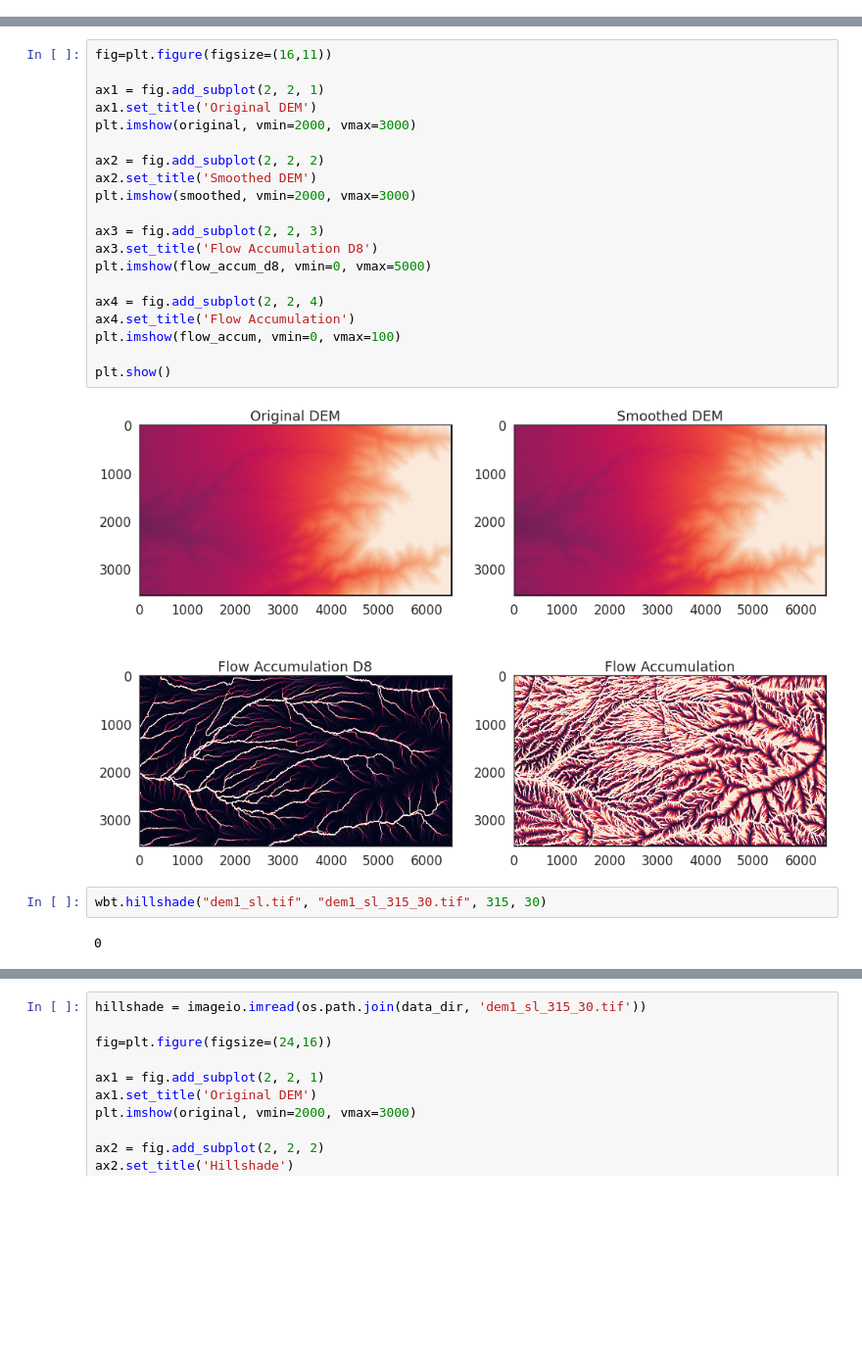
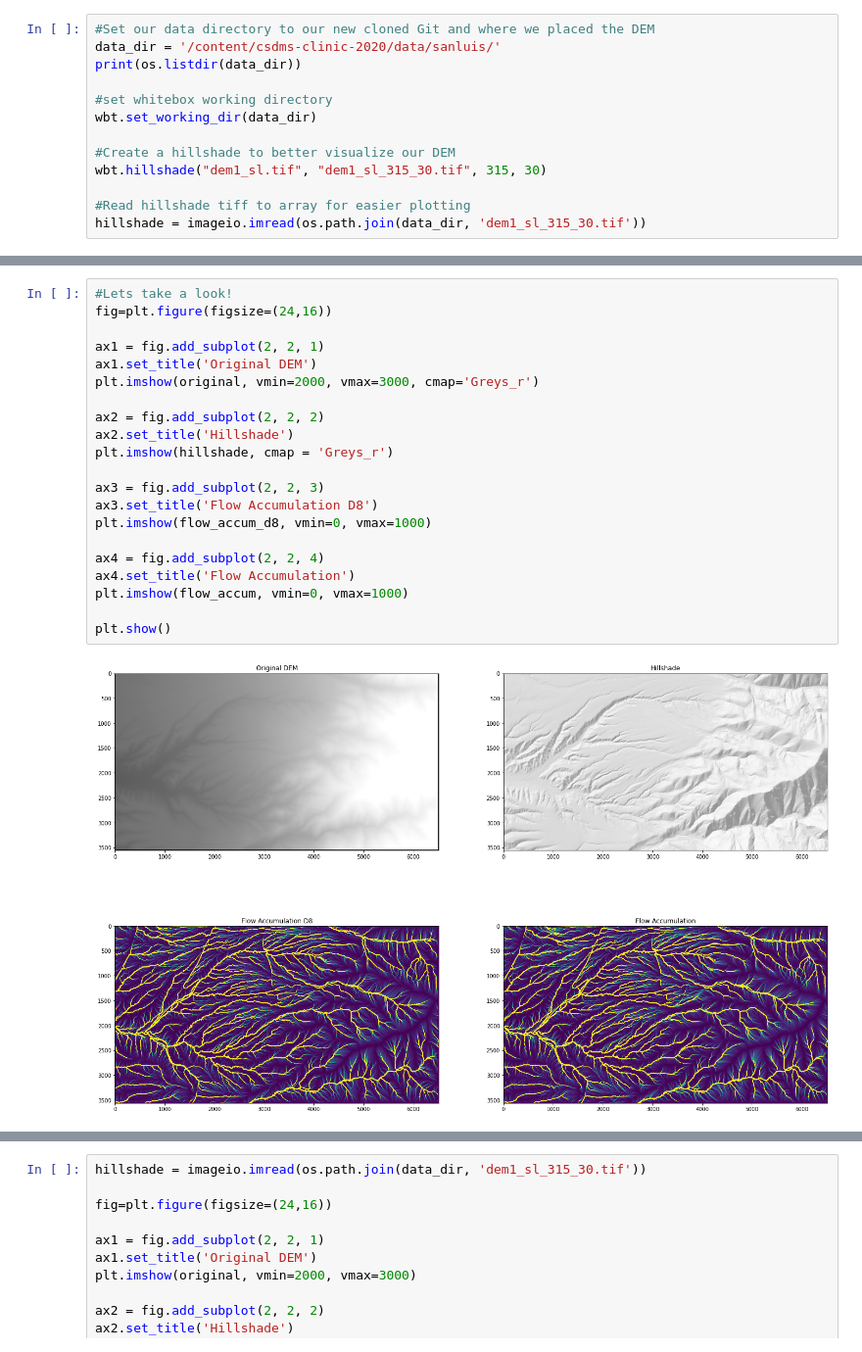
Before and after one commit to littlebiggeo/csdms-clinic-2020, a Jupyter notebook: csdms_2020_hrt.ipynb, the cells around one changed output, grey strips where cells are left out. Shown at 98% size. Drawn from its saved outputs; the diff is of its cells as text; blank space fills up the shorter version.

```diff
--- a/csdms_2020_hrt.ipynb
+++ b/csdms_2020_hrt.ipynb
@@ -64,0 +176,13 @@ print(os.listdir(data_dir))
+# %%
+#Set our data directory to our new cloned Git and where we placed the DEM
+data_dir = '/content/csdms-clinic-2020/data/sanluis/'
+print(os.listdir(data_dir))
+
+#set whitebox working directory
+wbt.set_working_dir(data_dir)
+
+#Create a hillshade to better visualize our DEM
+wbt.hillshade("dem1_sl.tif", "dem1_sl_315_30.tif", 315, 30)
+
+#Read hillshade tiff to array for easier plotting
+hillshade = imageio.imread(os.path.join(data_dir, 'dem1_sl_315_30.tif'))
@@ -107,28 +263,25 @@ breached = imageio.imread(os.path.join(data_dir, 'breached.tif'))
 flow_accum = imageio.imread(os.path.join(data_dir, 'flow_accum.tif'))
 flow_accum_d8 = imageio.imread(os.path.join(data_dir, 'flow_accum_d8.tif'))
 # %%
-fig=plt.figure(figsize=(16,11))
+#Lets take a look!
+fig=plt.figure(figsize=(24,16))
 
 ax1 = fig.add_subplot(2, 2, 1)
 ax1.set_title('Original DEM')
-plt.imshow(original, vmin=2000, vmax=3000)
+plt.imshow(original, vmin=2000, vmax=3000, cmap='Greys_r')
 
 ax2 = fig.add_subplot(2, 2, 2)
-ax2.set_title('Smoothed DEM')
-plt.imshow(smoothed, vmin=2000, vmax=3000)
+ax2.set_title('Hillshade')
+plt.imshow(hillshade, cmap = 'Greys_r')
 
 ax3 = fig.add_subplot(2, 2, 3)
 ax3.set_title('Flow Accumulation D8')
-plt.imshow(flow_accum_d8, vmin=0, vmax=5000)
+plt.imshow(flow_accum_d8, vmin=0, vmax=1000)
 
 ax4 = fig.add_subplot(2, 2, 4)
 ax4.set_title('Flow Accumulation')
-plt.imshow(flow_accum, vmin=0, vmax=100)
+plt.imshow(flow_accum, vmin=0, vmax=1000)
 
 plt.show()
 # %% [output]
-[figure, old version]
+[figure, new version]
-# %%
-wbt.hillshade("dem1_sl.tif", "dem1_sl_315_30.tif", 315, 30)
-# %% [output]
-0
```
Also changed, not shown: parts of 28 cells of this notebook.
